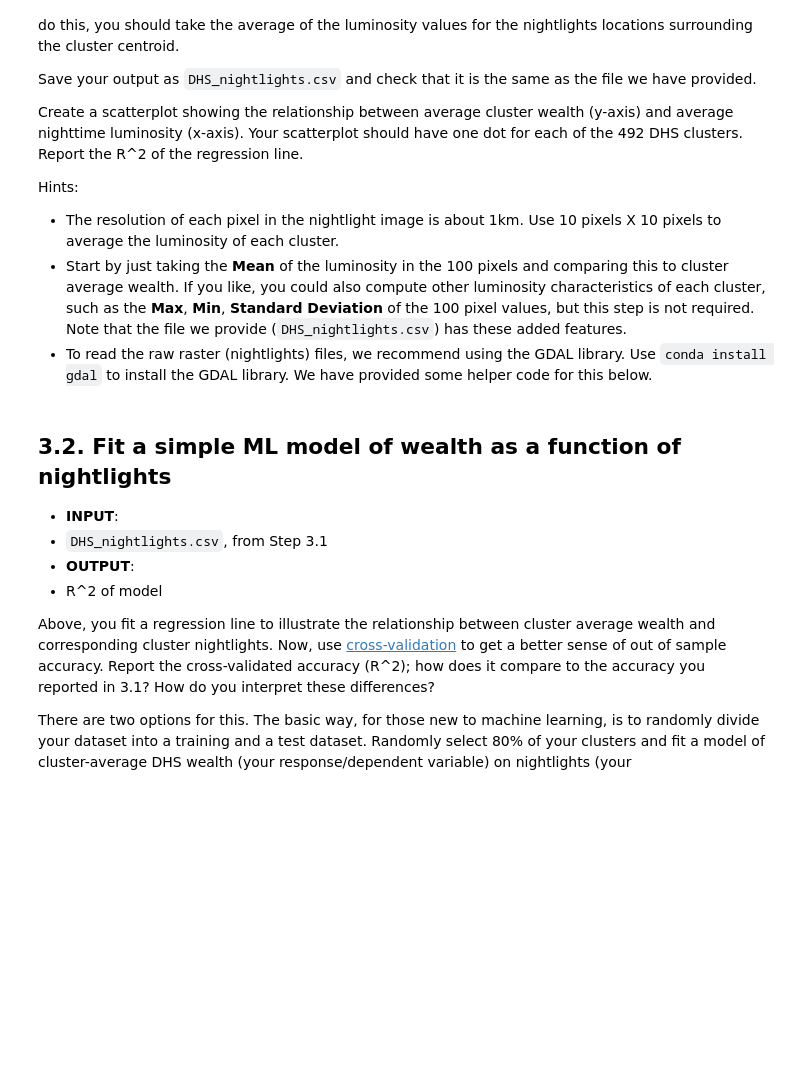
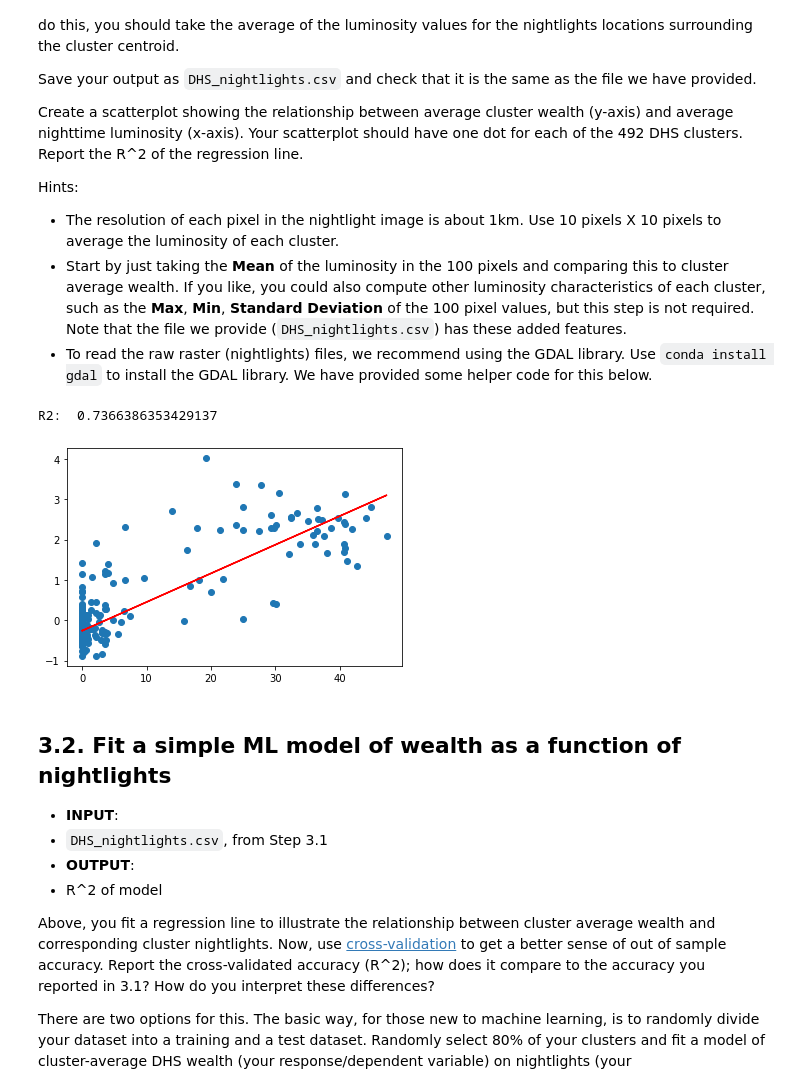
Before and after one commit to joelferg/bdd, a Jupyter notebook: PS1/BDD2021-PS1.ipynb, the cells around one changed output. Saved outputs shown, nothing was run; the diff lists cells and outputs as text; code cells hidden in the pictures; blank space fills up the shorter version.

```diff
--- a/PS1/BDD2021-PS1.ipynb
+++ b/PS1/BDD2021-PS1.ipynb
@@ -233,7 +309,7 @@ def get_cell_idx(lon, lat, top_left_x_coords, top_left_y_coords):
     return lon_idx, lat_idx
 # %%
 # this illustrates how you can read the nightlight image
-raster_file = '/Users/guanghua/Downloads/F182010.v4/F182010.v4d_web.stable_lights.avg_vis.tif'
+raster_file = './rwanda_nightlights.tif'
 x_size, top_left_x_coords, top_left_y_coords, centroid_x_coords, centroid_y_coords, bands_data = read_raster(raster_file)
 
 # save the result in compressed format - see https://docs.scipy.org/doc/numpy/reference/generated/numpy.savez.html
@@ -245,3 +351,20 @@ np.savez('nightlight.npz', top_left_x_coords=top_left_x_coords, top_left_y_coord
+# %%
+import matplotlib.pyplot as plt
+from sklearn.linear_model import LinearRegression
+
+X = cluster_points['lum_mean'].values[:,np.newaxis]
+y = cluster_points['wealth'].to_numpy()
+reg = LinearRegression().fit(X,y)
+print("R2: ",reg.score(X,y))
+m = reg.coef_
+b= reg.intercept_
+
+plt.scatter(cluster_points['lum_mean'],cluster_points['wealth'])
+plt.plot(cluster_points['lum_mean'],cluster_points['lum_mean']*m+b,color="red")
+plt.show()
+# %% [output]
+R2:  0.7366386353429137
+[figure, added]
 # %% [markdown]
 ## 3.2. Fit a simple ML model of wealth as a function of nightlights
 - **INPUT**:
```
Also changed, not shown: parts of 20 cells of this notebook, 3 other files.
